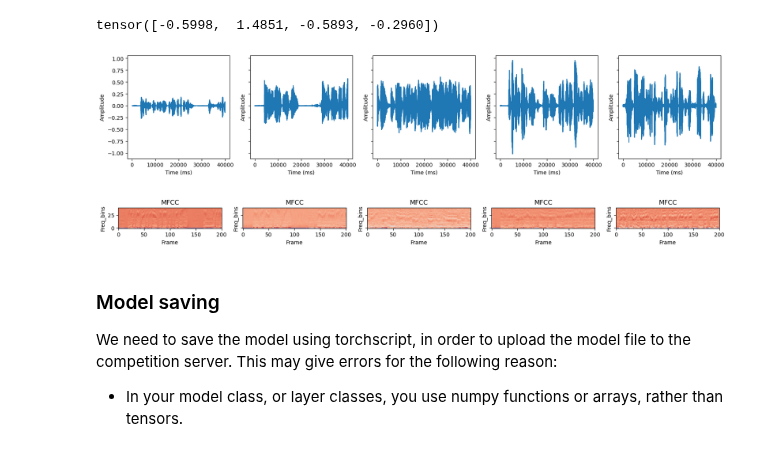
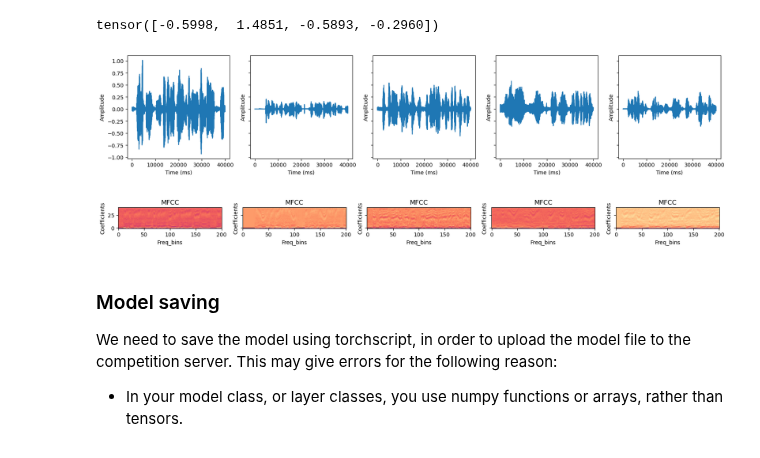
Before and after one commit to Floppy-vK/Language-ID, a Jupyter notebook: skeleton.ipynb, the cells around one changed output. Saved outputs shown, nothing was run; the diff lists cells and outputs as text; code cells hidden in the pictures.

Commit message:
Set everything MFCC to default

```diff
--- a/skeleton.ipynb
+++ b/skeleton.ipynb
@@ -109,7 +109,7 @@ normalization = Normalization()
 from torchaudio import transforms
 
 sample_rate = 40000/5
-transform_MFCC = transforms.MFCC(sample_rate = sample_rate, n_mfcc = 40)
+transform_MFCC = transforms.MFCC(sample_rate = sample_rate)
 
 class MFCC(nn.Module):
     def __init__(self):
@@ -137,26 +137,26 @@ normalized_array = np.array(normalized_tensor)
 # %%
 from matplotlib import cm
 
-indexes = [10,11,12,13,14]
+indexes = [100,200,300,400,500]
 
 fig, axes = plt.subplots(1,5, figsize = (20,3.5), sharey=True)
 time = np.linspace(0, 39999, 40000)
 
 for ax, audio_index in zip(axes,indexes):
     ax.plot(time, X_train[audio_index])
     ax.set_xlabel('Time (ms)')
     ax.set_ylabel('Amplitude')
 
 
 fig, axes = plt.subplots(1,5, figsize = (20,3.5), sharey=True)
 for ax, audio_index in zip(axes,indexes):
-    ax.imshow(normalized_array[audio_index], interpolation='nearest', cmap=cm.coolwarm, origin='lower')
-    ax.set_xlabel('Frame')
-    ax.set_ylabel('Freq_bins')
+    ax.imshow(normalized_array[audio_index], cmap=cm.magma, origin = 'lower')
+    ax.set_xlabel('Freq_bins')
+    ax.set_ylabel('Coefficients')
     ax.set_title("MFCC")
 # %% [output]
-[figure, old version]
+[figure, new version]
-[figure, old version]
+[figure, new version]
 # %% [markdown]
 ### Model saving
 
```
